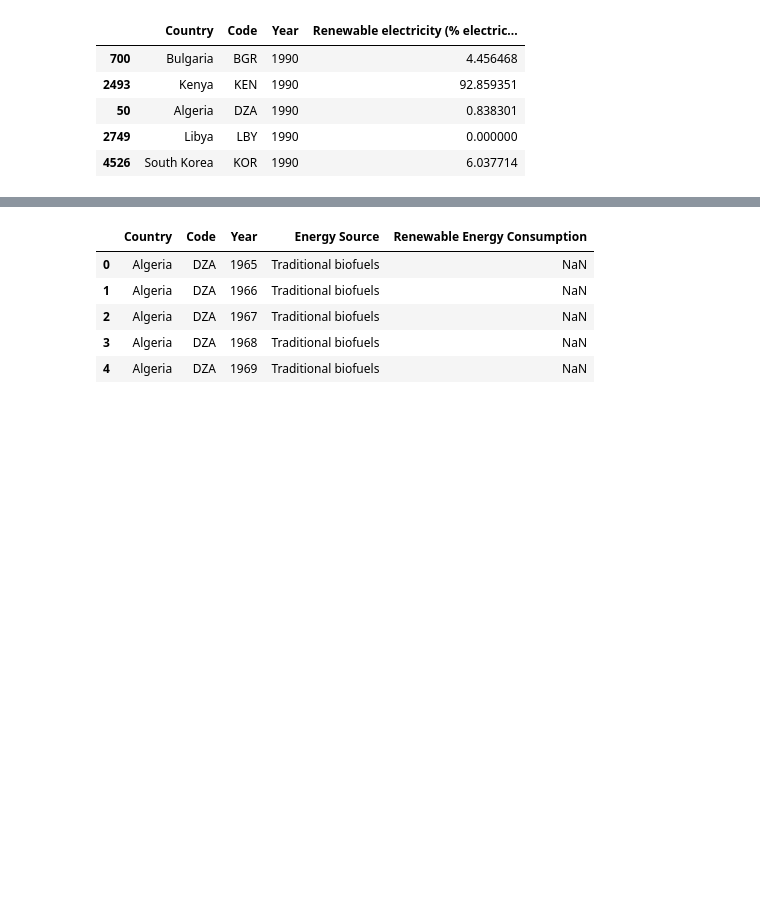
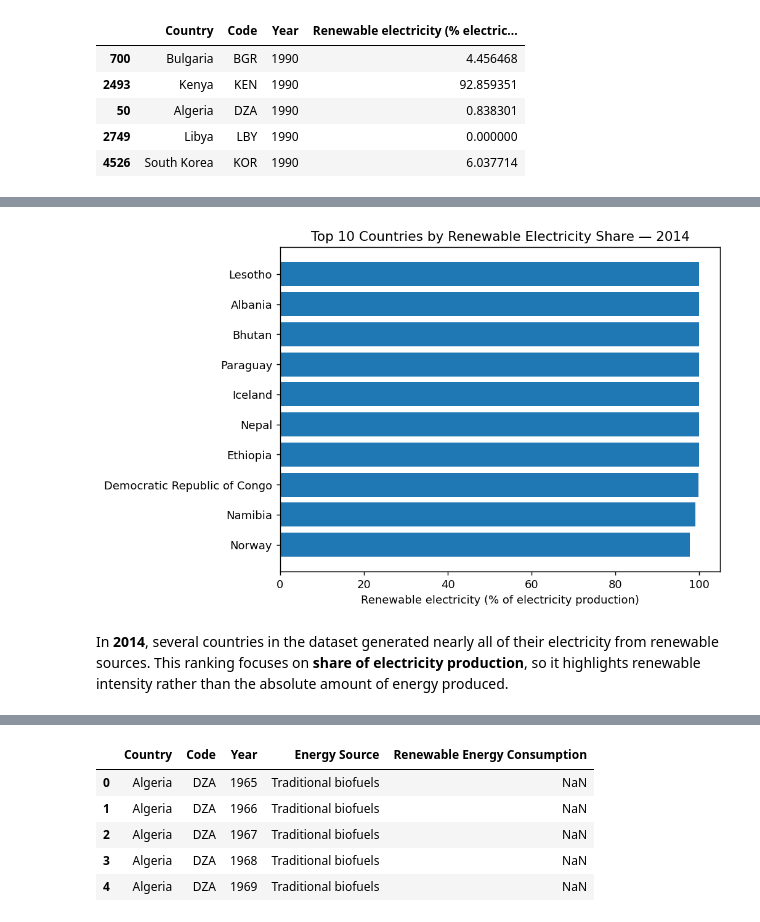
Before and after one commit to melodyyangds/Python-visualization-work, a Jupyter notebook: notebooks/renewable_energy_geospatial.ipynb, the cells around one changed output, grey strips where cells are left out. Saved outputs shown, nothing was run; the diff lists cells and outputs as text; code cells hidden in the pictures; blank space fills up the shorter version.

Commit message:
Add static previews to renewable energy analysis

```diff
--- a/notebooks/renewable_energy_geospatial.ipynb
+++ b/notebooks/renewable_energy_geospatial.ipynb
@@ -48,0 +49,31 @@ Color represents the renewable share of electricity production for each country.
+# %%
+latest_production_year = production_period["Year"].max()
+
+production_top10 = (
+    production_period.loc[
+        production_period["Year"].eq(latest_production_year)
+        & production_period["Code"].astype(str).str.len().eq(3)
+    ]
+    .nlargest(10, "Renewable electricity (% electricity production)")
+    .sort_values("Renewable electricity (% electricity production)")
+)
+
+ax = production_top10.plot(
+    kind="barh",
+    x="Country",
+    y="Renewable electricity (% electricity production)",
+    legend=False,
+    figsize=(8, 5),
+)
+
+ax.set_title(
+    f"Top 10 Countries by Renewable Electricity Share — {latest_production_year}"
+)
+ax.set_xlabel("Renewable electricity (% of electricity production)")
+ax.set_ylabel("")
+plt.tight_layout()
+plt.show()
+# %% [output]
+[figure, added]
+# %% [markdown]
+In **2014**, several countries in the dataset generated nearly all of their electricity from renewable sources. This ranking focuses on **share of electricity production**, so it highlights renewable intensity rather than the absolute amount of energy produced.
```
Also changed, not shown: parts of 14 cells of this notebook, 3 other files.
